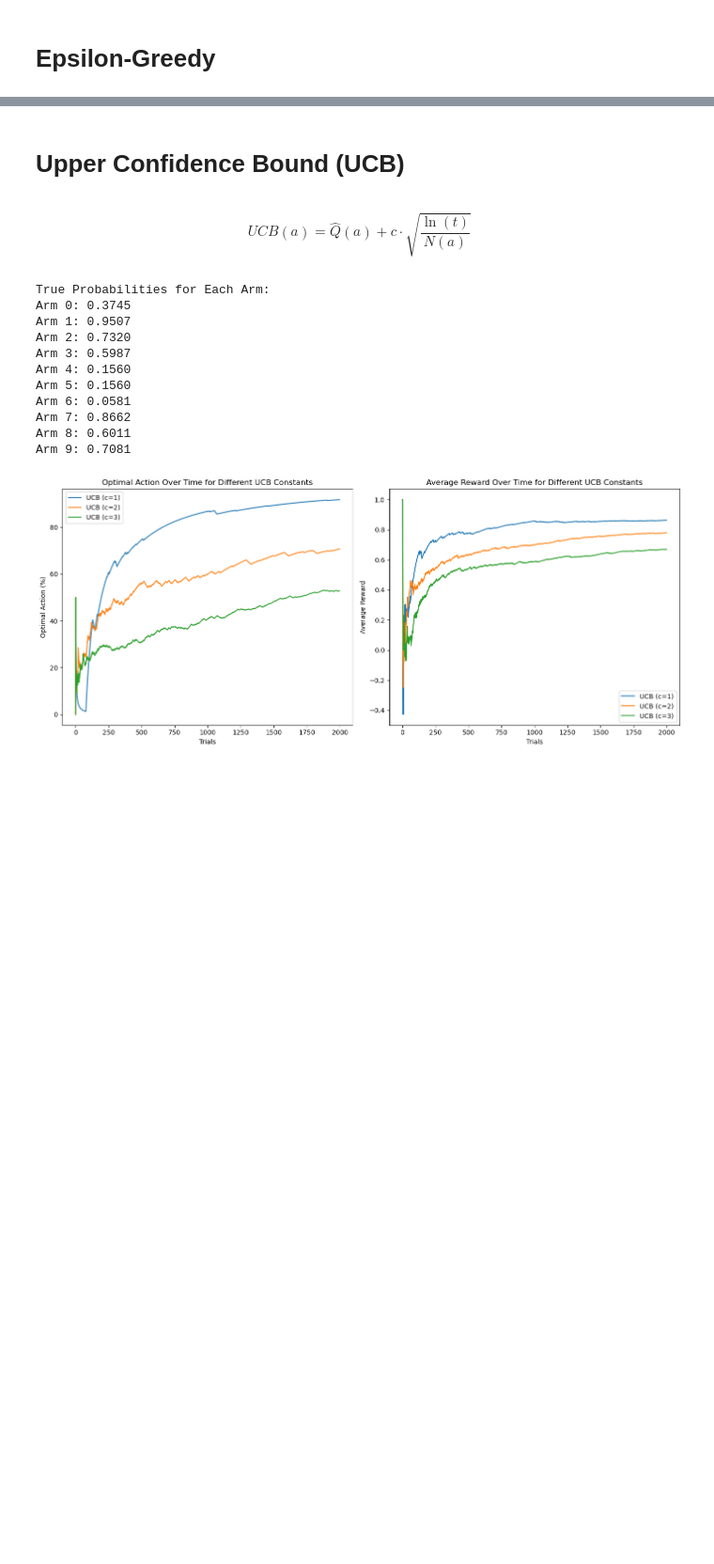
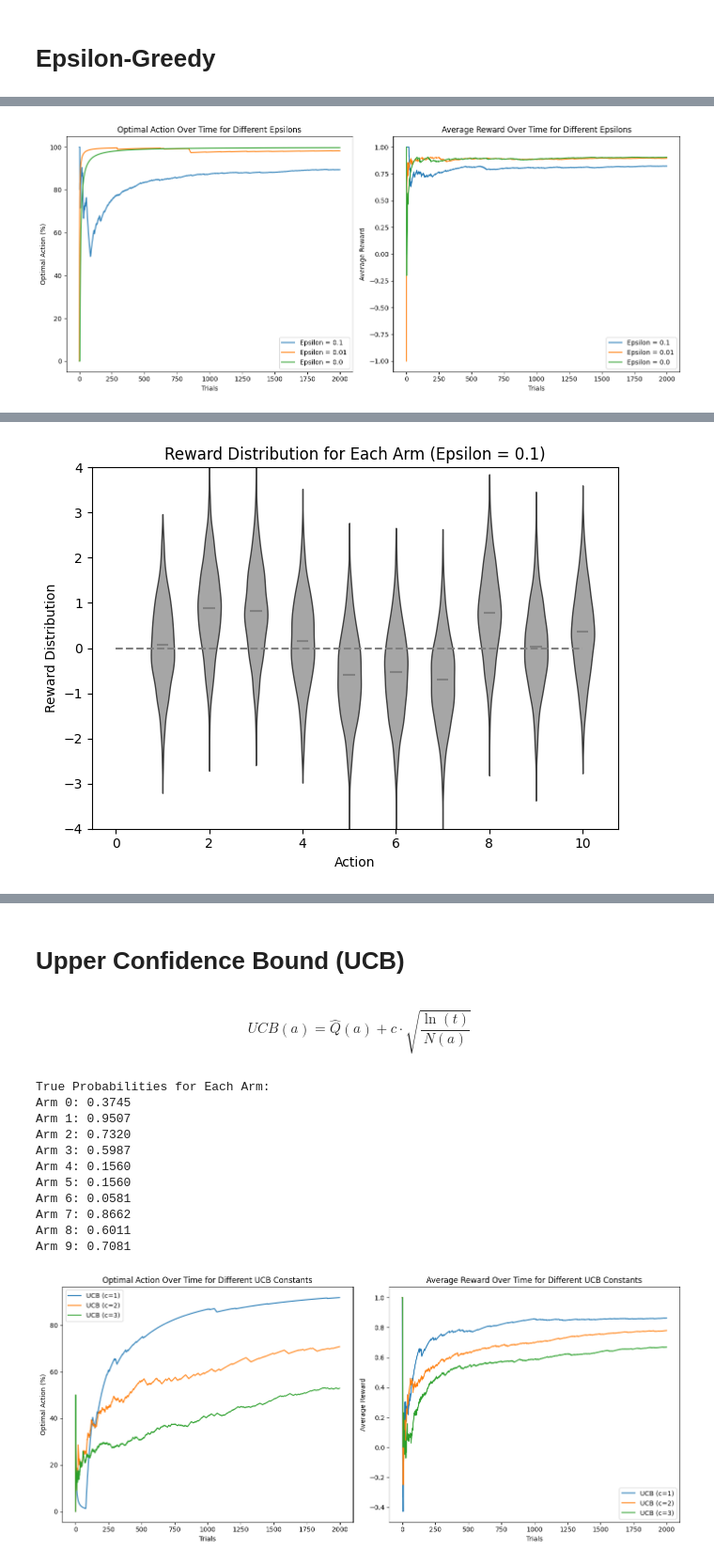
Before and after one commit to ChanifRusydi/pembelajaran-mesin-lanjut, a Jupyter notebook: Tugas1/TugasKelompok1_20241107.ipynb, the cells around one changed output, grey strips where cells are left out. Shown at 94% size. Cells and saved outputs as stored; diff of their text form; code cells hidden in the pictures; blank space fills up the shorter version.

```diff
--- a/Tugas1/TugasKelompok1_20241107.ipynb
+++ b/Tugas1/TugasKelompok1_20241107.ipynb
@@ -28,7 +28,7 @@ true_probabilities = np.random.rand(n_arms)
 # Print the true probabilities for each arm
 print("True Probabilities for Each Arm:")
 for arm in range(n_arms):
-    print(f"Arm {arm}: {true_probabilities[arm]}")
+    print(f"Arm {arm}: {true_probabilities[arm]:.4f}")
 
 optimal_arm = np.argmax(true_probabilities)  # arm with the highest probability
 
@@ -37,6 +37,7 @@ results = {}
 
 # Tracking reward distribution for each arm
 average_reward_distribution = np.zeros((n_arms, len(epsilons)))
+reward_distribution = np.zeros((n_arms, len(epsilons)))
 
 for idx, epsilon in enumerate(epsilons):
     # Initialize statistics for wins and trials per arm
@@ -79,5 +80,73 @@ for idx, epsilon in enumerate(epsilons):
     for arm in range(n_arms):
         if trials[arm] > 0:
             average_reward_distribution[arm, idx] = wins[arm] / trials[arm]  # Calculate average reward
+
+# Plotting results
+plt.figure(figsize=(14, 6))
+
+# Plot percentage of Optimal Actions
+plt.subplot(1, 2, 1)
+for epsilon in epsilons:
+    plt.plot(results[epsilon][0], label=f"Epsilon = {epsilon}")
+plt.xlabel("Trials")
+plt.ylabel("Optimal Action (%)")
+plt.title("Optimal Action Over Time for Different Epsilons")
+plt.legend()
+
+# Plot average reward
+plt.subplot(1, 2, 2)
+for epsilon in epsilons:
+    plt.plot(results[epsilon][1], label=f"Epsilon = {epsilon}")
+plt.xlabel("Trials")
+plt.ylabel("Average Reward")
+plt.title("Average Reward Over Time for Different Epsilons")
+plt.legend()
+
+plt.tight_layout()
+plt.show()
+
+# Display average reward distribution for each arm
+for idx, epsilon in enumerate(epsilons):
+    print(f"Average reward distribution for epsilon = {epsilon}:")
+    for arm in range(n_arms):
+        print(f"Arm {arm}: {average_reward_distribution[arm, idx]:.4f} average reward")
+    print("\n")
+
+# Plotting reward distribution for each arm separately for each epsilon
+for idx, epsilon in enumerate(epsilons):
+  # Generate the violin plot with corrected reward samples
+  fig = plt.figure()
+  ax = fig.add_subplot(111)
+
+  # Generate 2000 samples per action with 10 actions centered around average reward per arm
+  reward_samples = np.random.randn(2000, n_arms) + average_reward_distribution[:, idx]  # Use epsilon=0 as an example
+
+  # Create the violin plot
+  parts = ax.violinplot(reward_samples, showmeans=True, showextrema=False)
+
+  # Set color for each violin body
+  for pc in parts['bodies']:
+      pc.set_facecolor('gray')  # Gray color for violins
+      pc.set_edgecolor('black')  # Optional: adds border to violins
+      pc.set_alpha(0.7)  # Optional: adjust transparency
+
+  # Set color for the mean marker
+  parts['cmeans'].set_color('gray')
+
+  # Add a horizontal dashed line at y=0
+  ax.plot([0, n_arms], [0, 0], color='gray', linestyle='--')
+
+  # Set y-axis limits
+  ax.set_ylim([-4, 4])
+
+  # Add axis labels
+  ax.set_xlabel("Action")
+  ax.set_ylabel("Reward Distribution")
+  # Add a title for the plot (including epsilon value)
+  ax.set_title(f"Reward Distribution for Each Arm (Epsilon = {epsilon})")
+
+  # Adjust layout and show the plot
+  plt.tight_layout()
+  plt.show()
 # %% [output]
 True Probabilities for Each Arm:
@@ -93,0 +163 @@ Arm 9: 0.7080725777960455
+[figure, added]
@@ -93,0 +181 @@ Arm 9: 0.7080725777960455
+[figure, added]
```
Also changed, not shown: parts of 8 cells of this notebook.
